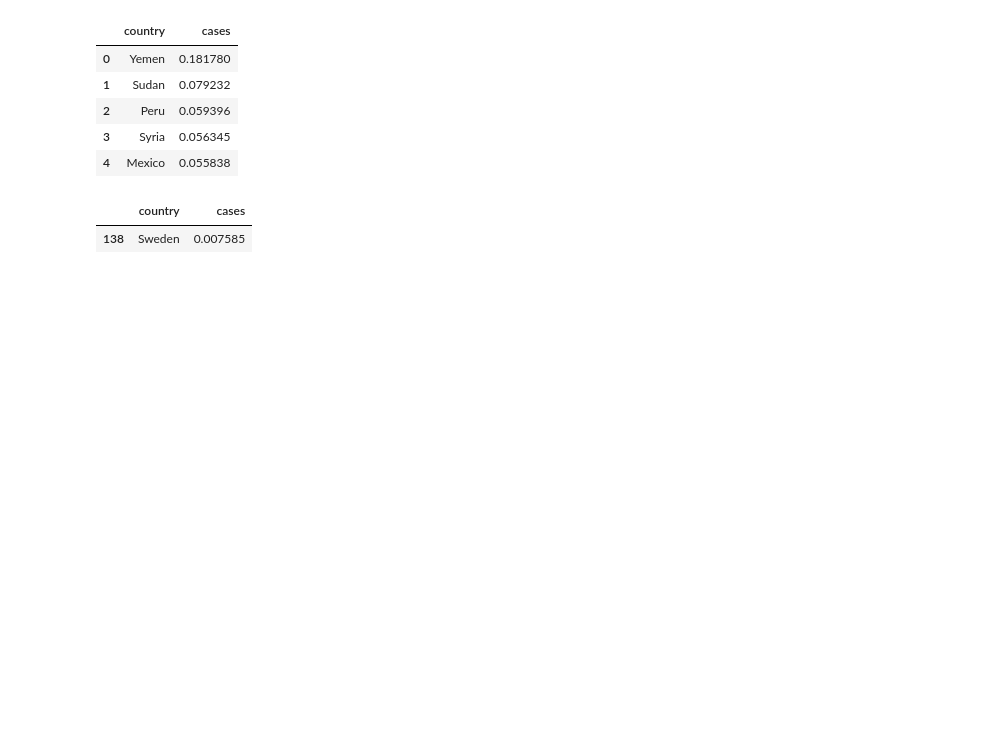
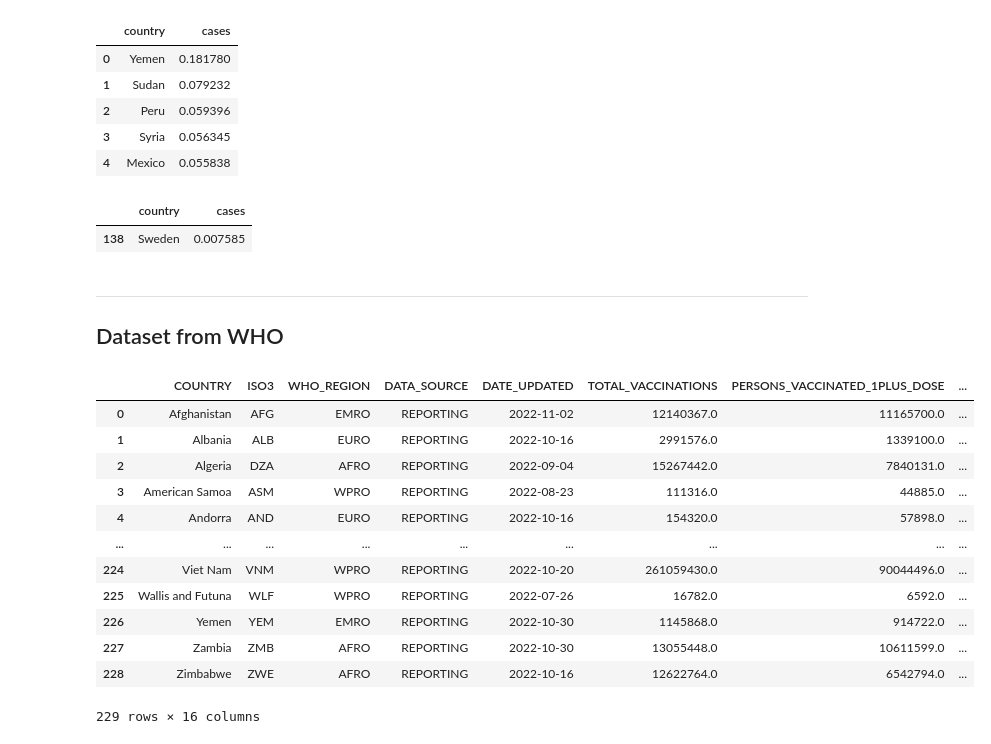
Before and after one commit to Andreas-Svensson/data_processing, a Jupyter notebook: Laboration_Covid19/E4_Data_KPI_Analysis_Globally.ipynb, the cells around one changed output. Saved outputs shown, nothing was run; the diff lists cells and outputs as text; code cells hidden in the pictures; blank space fills up the shorter version.

Commit message:
WHO data - rates & first/last to begin vaccination

```diff
--- a/Laboration_Covid19/E4_Data_KPI_Analysis_Globally.ipynb
+++ b/Laboration_Covid19/E4_Data_KPI_Analysis_Globally.ipynb
@@ -162,0 +204,23 @@ px.bar(df_deaths_rel_infected.head(50), x = "country", y = "cases")
+# %% [markdown]
+---
+## Dataset from WHO
+# %%
+file_path = "Data/WHO_Covid19_Vaccine.csv"
+
+df = pd.read_csv(file_path, parse_dates=["DATE_UPDATED", "FIRST_VACCINE_DATE"])
+
+df
+# %% [output]
+|  | COUNTRY | ISO3 | WHO_REGION | DATA_SOURCE | DATE_UPDATED | TOTAL_VACCINATIONS | PERSONS_VACCINATED_1PLUS_DOSE | ... |
+| 0 | Afghanistan | AFG | EMRO | REPORTING | 2022-11-02 | 12140367.0 | 11165700.0 | ... |
+| 1 | Albania | ALB | EURO | REPORTING | 2022-10-16 | 2991576.0 | 1339100.0 | ... |
+| 2 | Algeria | DZA | AFRO | REPORTING | 2022-09-04 | 15267442.0 | 7840131.0 | ... |
+| 3 | American Samoa | ASM | WPRO | REPORTING | 2022-08-23 | 111316.0 | 44885.0 | ... |
+| 4 | Andorra | AND | EURO | REPORTING | 2022-10-16 | 154320.0 | 57898.0 | ... |
+| ... | ... | ... | ... | ... | ... | ... | ... | ... |
+| 224 | Viet Nam | VNM | WPRO | REPORTING | 2022-10-20 | 261059430.0 | 90044496.0 | ... |
+| 225 | Wallis and Futuna | WLF | WPRO | REPORTING | 2022-07-26 | 16782.0 | 6592.0 | ... |
+| 226 | Yemen | YEM | EMRO | REPORTING | 2022-10-30 | 1145868.0 | 914722.0 | ... |
+| 227 | Zambia | ZMB | AFRO | REPORTING | 2022-10-30 | 13055448.0 | 10611599.0 | ... |
+| 228 | Zimbabwe | ZWE | AFRO | REPORTING | 2022-10-16 | 12622764.0 | 6542794.0 | ... |
+229 rows × 16 columns
```
Also changed, not shown: parts of 27 cells of this notebook.
